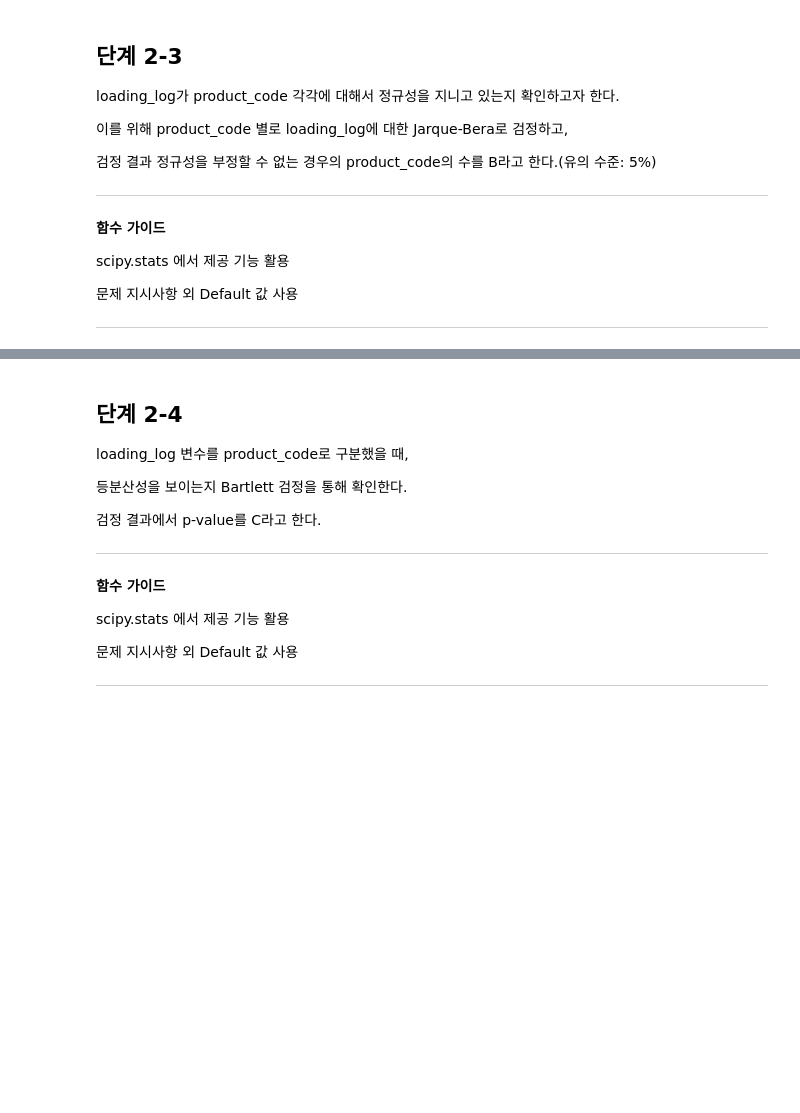
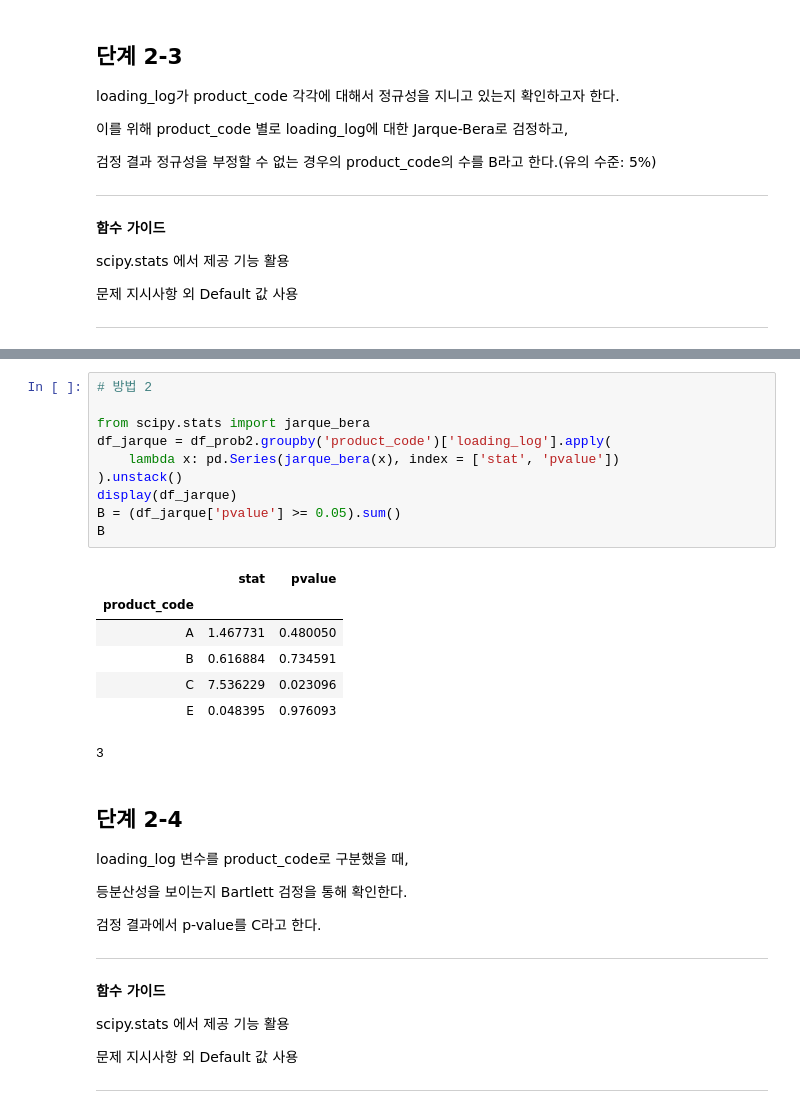
Before and after one commit to sunkusun9/DS_lv3_2510, a Jupyter notebook: sec_ds_lv3_prob1_prob.ipynb, the cells around one changed output, grey strips where cells are left out. Cells and saved outputs as stored; diff of their text form; blank space fills up the shorter version.

```diff
--- a/sec_ds_lv3_prob1_prob.ipynb
+++ b/sec_ds_lv3_prob1_prob.ipynb
@@ -502,3 +547,21 @@ loading_log가 product_code 각각에 대해서 정규성을 지니고 있는지
+# %%
+# 방법 2
+
+from scipy.stats import jarque_bera
+df_jarque = df_prob2.groupby('product_code')['loading_log'].apply(
+    lambda x: pd.Series(jarque_bera(x), index = ['stat', 'pvalue'])
+).unstack()
+display(df_jarque)
+B = (df_jarque['pvalue'] >= 0.05).sum()
+B
+# %% [output]
+|  | stat | pvalue |
+| product_code |  |  |
+| A | 1.467731 | 0.480050 |
+| B | 0.616884 | 0.734591 |
+| C | 7.536229 | 0.023096 |
+| E | 0.048395 | 0.976093 |
+3
 # %% [markdown]
 ## 단계 2-4
 
```
Also changed, not shown: parts of 40 cells of this notebook.
